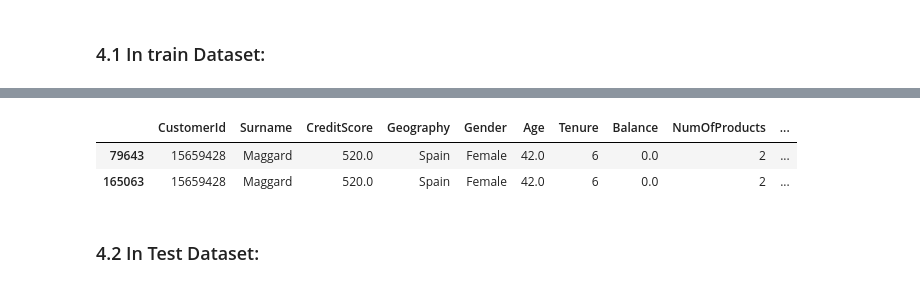
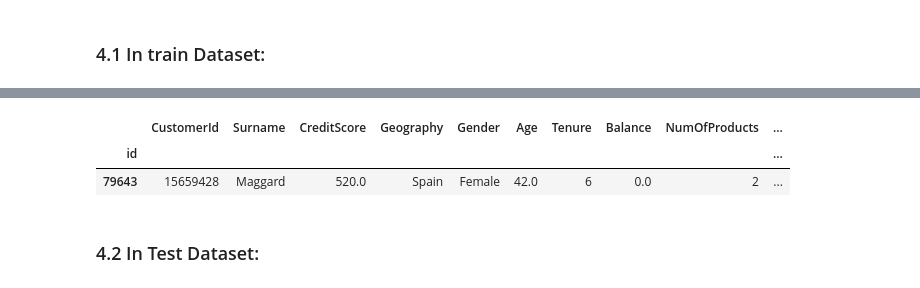
Before and after one commit to fabriziobasso/kaggle, a Jupyter notebook: S4E1_EDA.ipynb, the cells around one changed output, grey strips where cells are left out. Saved outputs shown, nothing was run; the diff lists cells and outputs as text; code cells hidden in the pictures.

```diff
--- a/S4E1_EDA.ipynb
+++ b/S4E1_EDA.ipynb
@@ -695,6 +715,7 @@ def dtype_ass(df):
 
 train = dtype_ass(train)
 test = dtype_ass(test)
+old_train = dtype_ass(old_train)
 # %%
 list1 = set(list(train.CustomerId.unique()))
 list2 = set(list(test.CustomerId.unique()))
@@ -868,0 +882,4 @@ X_concat[X_concat.dup==True]
+# %%
+df = train.join(old_train.set_index(list(test.columns)),on=list(test.columns),how='inner',rsuffix='_o')
+print(F'{len(df)=}')
+print(F'{(df["Exited"]!=df["Exited_o"]).all()}')
@@ -869,9 +906,9 @@ X_concat[X_concat.dup==True]
 # %%
-X_concat[(X_concat.CustomerId==15659428)&(X_concat.Surname=="Maggard")&(X_concat.CreditScore==520.0)&(X_concat.Geography=="Spain")&(X_concat.Gender=="Female")&(X_concat.Tenure	==6)]
+df[(df.CustomerId==15659428)&(df.Surname=="Maggard")&(df.CreditScore==520.0)&(df.Geography=="Spain")&(df.Gender=="Female")&(df.Tenure	==6)]
 # %% [output]
 |  | CustomerId | Surname | CreditScore | Geography | Gender | Age | Tenure | Balance | NumOfProducts | ... |
+| id |  |  |  |  |  |  |  |  |  | ... |
 | 79643 | 15659428 | Maggard | 520.0 | Spain | Female | 42.0 | 6 | 0.0 | 2 | ... |
-| 165063 | 15659428 | Maggard | 520.0 | Spain | Female | 42.0 | 6 | 0.0 | 2 | ... |
 # %% [markdown]
 ### 4.2 In Test Dataset:
 # %%
```
Also changed, not shown: parts of 50 cells of this notebook.
